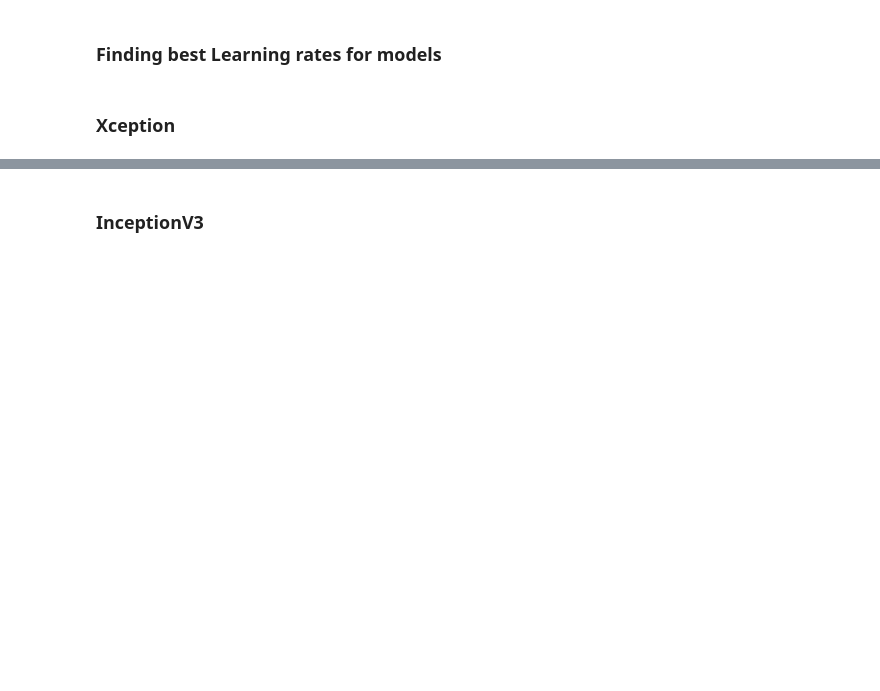
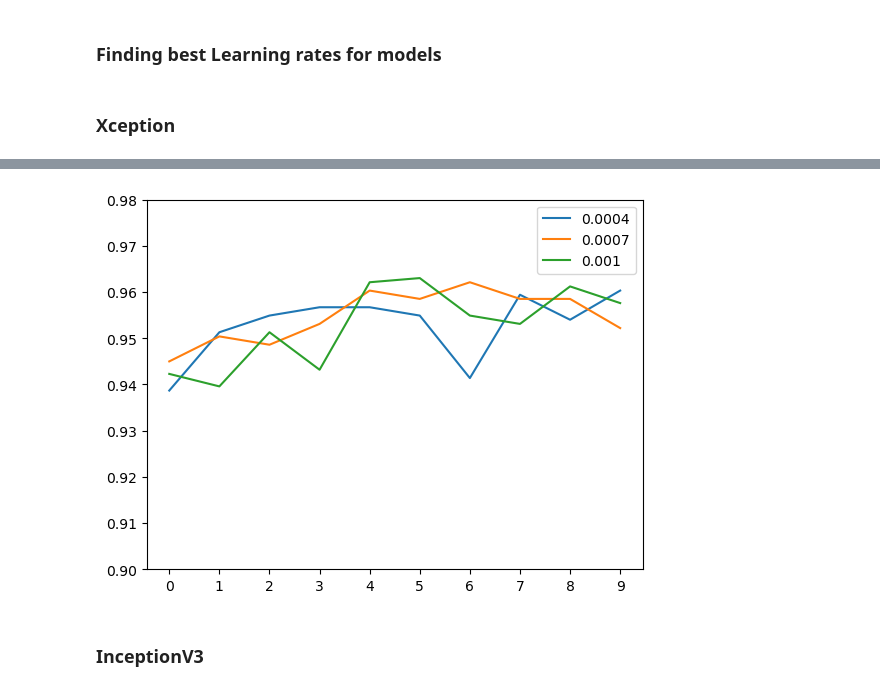
Before and after one commit to maclavijo/Kitchenware-Project, a Jupyter notebook: Kitchenware.ipynb, the cells around one changed output, grey strips where cells are left out. Cells and saved outputs as stored; diff of their text form; code cells hidden in the pictures; blank space fills up the shorter version.

```diff
--- a/Kitchenware.ipynb
+++ b/Kitchenware.ipynb
@@ -30,7 +30,7 @@ from keras.applications.efficientnet import preprocess_input as preprocess_input
 # %% [markdown]
 ### Variables
 # %%
-PIXELS = 600
+PIXELS = 300
 path = './images/'
 trainList = pd.read_csv('train.csv')
 testList = pd.read_csv('test.csv')
@@ -276,7 +186,7 @@ def MakeModel(modelName = 'Xception', learning_rate = 0.001, size_inner=128, dro
 ### Checkpointing
 # %%
 def GetCheckpoint(modelName):
-    checkpoint = keras.callbacks.ModelCheckpoint(modelName + '_{epoch:02d}_{val_accuracy:.3f}.h5',
+    checkpoint = keras.callbacks.ModelCheckpoint("./Models/" + modelName + '_{epoch:02d}_{val_accuracy:.3f}.h5',
                                                  save_best_only=True,
                                                  #save_weights_only=True,
                                                  monitor='val_accuracy',
@@ -284,7 +194,7 @@ def GetCheckpoint(modelName):
     return checkpoint
 
 def GetCheckpointFull(modelName):
-    checkpoint = keras.callbacks.ModelCheckpoint(modelName + '_{epoch:02d}_{accuracy:.3f}.h5',
+    checkpoint = keras.callbacks.ModelCheckpoint("./Models/" + modelName + '_{epoch:02d}_{accuracy:.3f}.h5',
                                                  save_best_only=True,
                                                  #save_weights_only=True,
                                                  monitor='accuracy',
@@ -354,5 +270,7 @@ Epoch 6/10
 # %%
-PlotHistory(scores_X, lims=[0.9, 0.98], xaxis=2)
+PlotHistory(scores_X, lims=[0.9, 0.98])
+# %% [output]
+[figure, added]
 # %% [markdown]
 ### InceptionV3
 # %%
```
Also changed, not shown: parts of 67 cells of this notebook, 15 other files.
